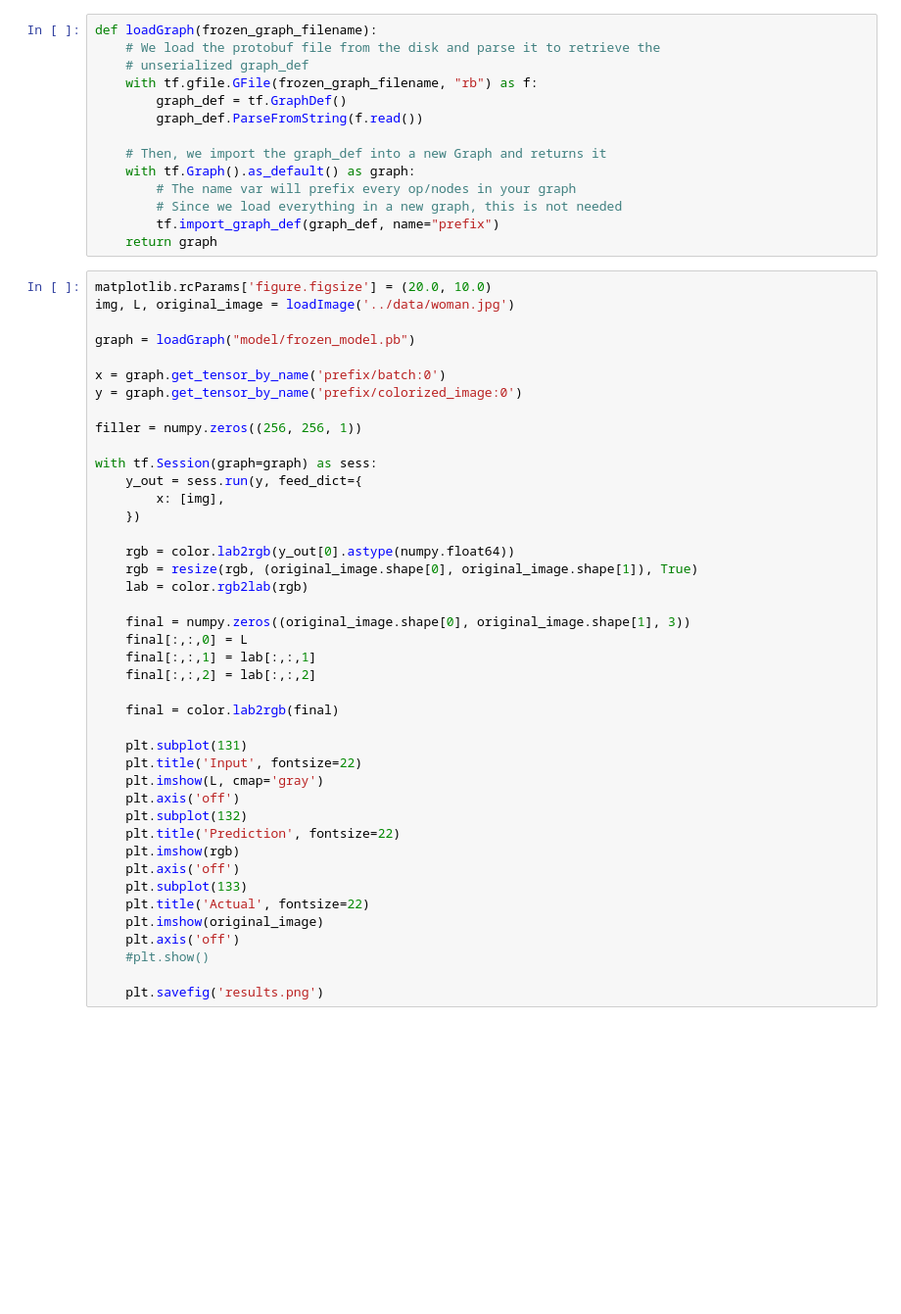
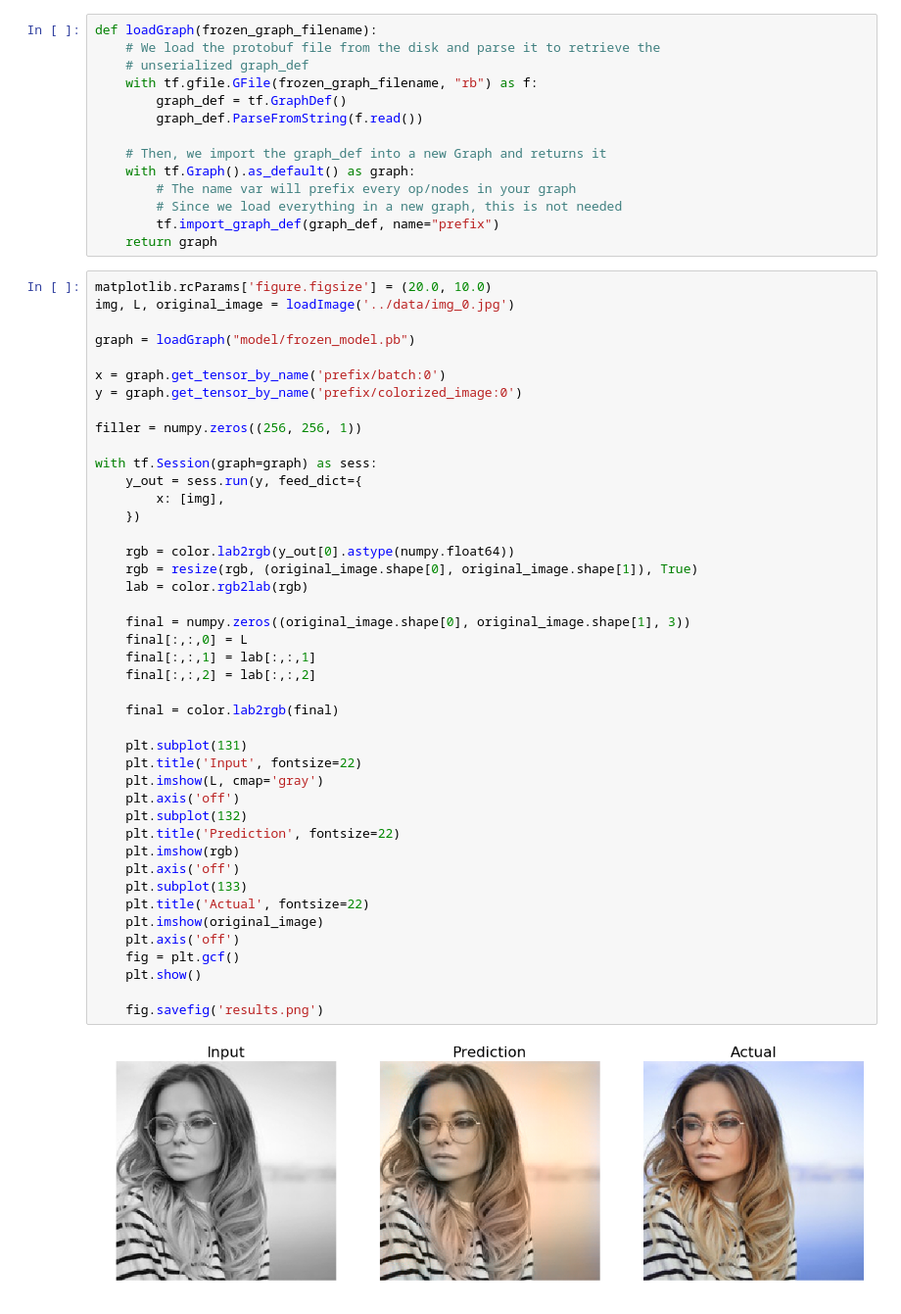
Before and after one commit to reginbald/ID2223-project-colorize-images-ML, a Jupyter notebook: notebooks/color_one_pic.ipynb, the cells around one changed output. Shown at 98% size. Saved outputs shown, nothing was run; the diff lists cells and outputs as text; blank space fills up the shorter version.

```diff
--- a/notebooks/color_one_pic.ipynb
+++ b/notebooks/color_one_pic.ipynb
@@ -32,7 +32,7 @@ def loadGraph(frozen_graph_filename):
     return graph
 # %%
 matplotlib.rcParams['figure.figsize'] = (20.0, 10.0)
-img, L, original_image = loadImage('../data/woman.jpg')
+img, L, original_image = loadImage('../data/img_0.jpg')
 
 graph = loadGraph("model/frozen_model.pb")
 
@@ -43,32 +43,35 @@ filler = numpy.zeros((256, 256, 1))
 
 with tf.Session(graph=graph) as sess:
     y_out = sess.run(y, feed_dict={
         x: [img],
     })
 
     rgb = color.lab2rgb(y_out[0].astype(numpy.float64))
     rgb = resize(rgb, (original_image.shape[0], original_image.shape[1]), True)
     lab = color.rgb2lab(rgb)
 
     final = numpy.zeros((original_image.shape[0], original_image.shape[1], 3))
     final[:,:,0] = L
     final[:,:,1] = lab[:,:,1]
     final[:,:,2] = lab[:,:,2]
 
     final = color.lab2rgb(final)
 
     plt.subplot(131)
     plt.title('Input', fontsize=22)
     plt.imshow(L, cmap='gray')
     plt.axis('off')
     plt.subplot(132)
     plt.title('Prediction', fontsize=22)
     plt.imshow(rgb)
     plt.axis('off')
     plt.subplot(133)
     plt.title('Actual', fontsize=22)
     plt.imshow(original_image)
     plt.axis('off')
-    #plt.show()
+    fig = plt.gcf()
+    plt.show()
 
-    plt.savefig('results.png')
+    fig.savefig('results.png')
+# %% [output]
+[figure, added]
```
